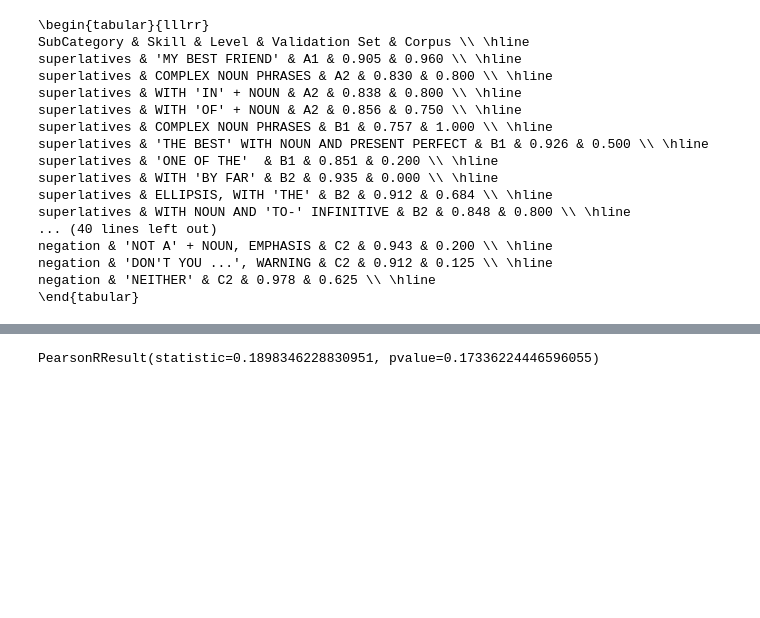
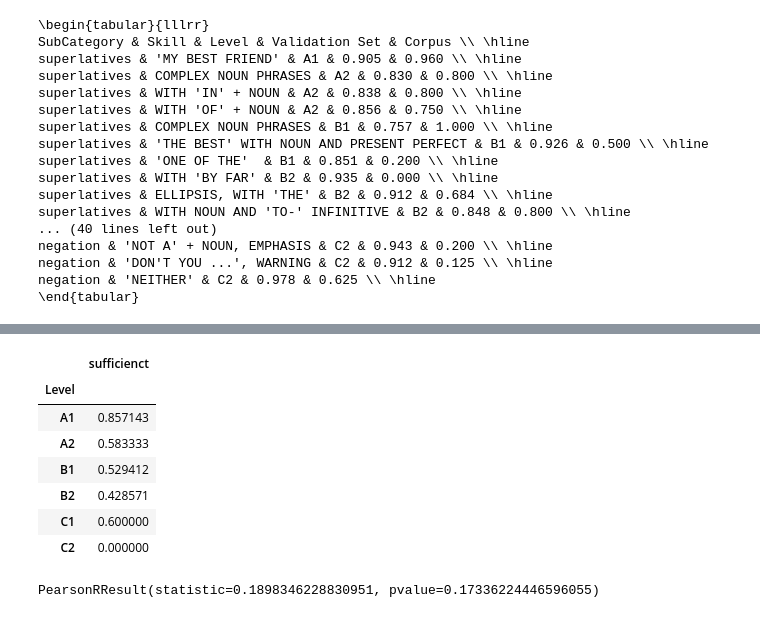
Before and after one commit to shivster2000/grammarctg, a Jupyter notebook: experiments/010_detection_synthetic.ipynb, the cells around one changed output, grey strips where cells are left out. Cells and saved outputs as stored; diff of their text form; code cells hidden in the pictures; blank space fills up the shorter version.

Commit message:
analyze detection

```diff
--- a/experiments/010_detection_synthetic.ipynb
+++ b/experiments/010_detection_synthetic.ipynb
@@ -199,7 +205,7 @@ with open("../data/detection/manual_training_metrics.json", 'r') as f:
     metrics = json.load(f)
 print(list(metrics.keys()))
 
-coded_instances = pd.read_json('../data/corpus_validation_hits.json')
+coded_instances = pd.read_json('../data/detection/corpus_validation_hits.json')
 correct_per_rule = coded_instances.groupby('#')['correct'].mean()
 # %% [output]
 ['616', '617', '618', '619', '620', '621', '622', '623', '624', '625', '626', '627', '628', '629', '637', '638', '630', '631', '632', '633', '634', '635', '636', '1175', '1176', '1177', '1178', '1179' ...
@@ -230,12 +237,12 @@ egp_desc
 # %%
 subset = correct_per_rule[[int(i) for i in metrics.keys()]]
 df = pd.DataFrame({'Validation Set': [m['precision'] for m in metrics.values()], 'Corpus': subset})
-egp_desc = helpers.egp.loc[df.index-1]
+
 df['SubCategory'] = list(egp_desc['SubCategory'])
 df['Skill'] = list(egp_desc['guideword'].str.replace('^.*?: ', '', regex=True))
 df['Level'] = list(egp_desc['Level'])
-df = df.sort_index()[['SubCategory','Skill','Level','Validation Set','Corpus']].style.format(precision=3).hide(axis="index")
-print(df.to_latex().replace("\\\n", "\\ \hline\n"))
+df_styled = df.sort_index()[['SubCategory','Skill','Level','Validation Set','Corpus']].style.format(precision=3).hide(axis="index")
+print(df_styled.to_latex().replace("\\\n", "\\ \hline\n"))
 # %% [output]
 \begin{tabular}{lllrr}
 SubCategory & Skill & Level & Validation Set & Corpus \\ \hline
@@ -256,0 +268,3 @@ negation & 'NEITHER' & C2 & 0.978 & 0.625 \\ \hline
+# %%
+df['sufficienct'] = df['Corpus'] >= 0.8
+df.groupby('SubCategory').agg({'sufficienct': 'mean'})
@@ -257,3 +277,14 @@ negation & 'NEITHER' & C2 & 0.978 & 0.625 \\ \hline
+# %%
+df.groupby('Level').agg({'sufficienct': 'mean'})
+# %% [output]
+|  | sufficienct |
+| Level |  |
+| A1 | 0.857143 |
+| A2 | 0.583333 |
+| B1 | 0.529412 |
+| B2 | 0.428571 |
+| C1 | 0.600000 |
+| C2 | 0.000000 |
 # %%
 from scipy.stats import pearsonr
 # %%
```
Also changed, not shown: parts of 4 cells of this notebook, 2 other files.
